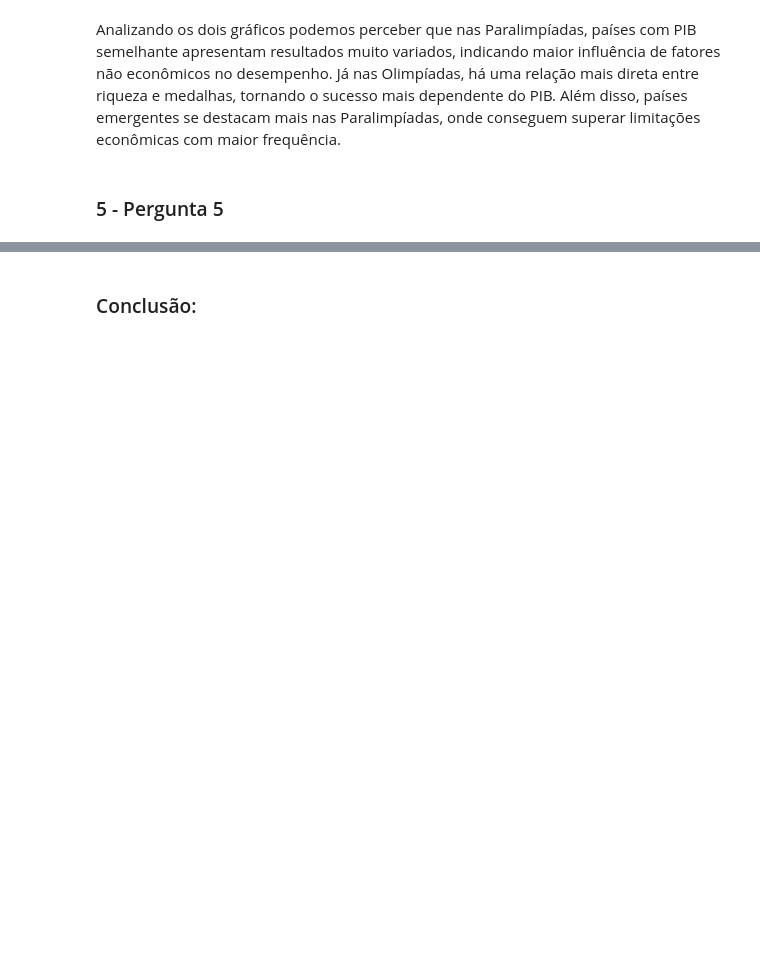
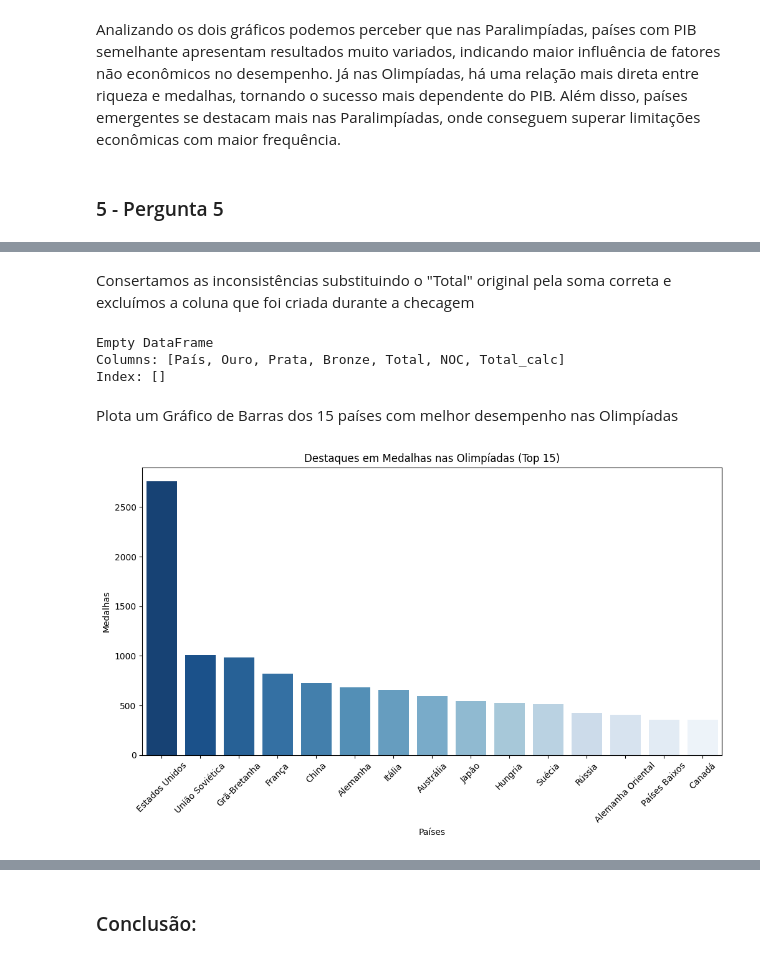
Before and after one commit to ClaraCaldas/Projeto-ICD, a Jupyter notebook: RELATORIO.ipynb, the cells around one changed output, grey strips where cells are left out. Drawn from its saved outputs; the diff is of its cells as text; code cells hidden in the pictures; blank space fills up the shorter version.

```diff
--- a/RELATORIO.ipynb
+++ b/RELATORIO.ipynb
@@ -1032,0 +1030,9 @@ Analizando os dois gráficos podemos perceber que nas Paralimpíadas, países co
+# %%
+df_olimpiadas = pd.read_csv('olimpiadas_medalhas_arrumado.csv', encoding='utf-8')
+display(df_olimpiadas.head())
+
+df_paralimpiadas = pd.read_csv('paralimpiada_medalhas_arrumado.csv', encoding='utf-8')
+display(df_paralimpiadas.head())
+
+display(df_olimpiadas.info())
+display(df_paralimpiadas.info())
@@ -1032,0 +1084,5 @@ Analizando os dois gráficos podemos perceber que nas Paralimpíadas, países co
+# %%
+df_olimpiadas["Total_calc"] = df_olimpiadas['Ouro'] + df_olimpiadas['Prata'] + df_olimpiadas['Bronze']
+inconsistente = df_olimpiadas[df_olimpiadas['Total'] != df_olimpiadas['Total_calc']]
+
+print(inconsistente)
@@ -1032,0 +1117,32 @@ Analizando os dois gráficos podemos perceber que nas Paralimpíadas, países co
+# %% [markdown]
+Consertamos as inconsistências substituindo o "Total" original pela soma correta e excluímos a coluna que foi criada durante a checagem
+# %%
+df_paralimpiadas["Total"] = df_paralimpiadas["Total_calc"]
+
+inconsistente = df_paralimpiadas[df_paralimpiadas['Total'] != df_paralimpiadas['Total_calc']]
+
+print(inconsistente)
+# %% [output]
+Empty DataFrame
+Columns: [País, Ouro, Prata, Bronze, Total, NOC, Total_calc]
+Index: []
+# %%
+df_olimpiadas = df_olimpiadas.drop("Total_calc", axis=1)
+df_paralimpiadas = df_paralimpiadas.drop("Total_calc", axis=1)
+# %% [markdown]
+Plota um Gráfico de Barras dos 15 países com melhor desempenho nas Olimpíadas
+# %%
+def potencias_olimpicas():
+    df_top_olim = df_olimpiadas.nlargest(15, "Total")
+
+    plt.figure(figsize=(12, 6))
+    sns.barplot(data=df_top_olim, x='País', y='Total', hue= "País", palette='Blues_r', legend= False)
+    plt.xlabel("Países")
+    plt.ylabel("Medalhas")
+    plt.xticks(rotation=45)
+    plt.title('Destaques em Medalhas nas Olimpíadas (Top 15)')
+    plt.show()
+
+potencias_olimpicas()
+# %% [output]
+[figure, added]
```
Also changed, not shown: parts of 25 cells of this notebook.
